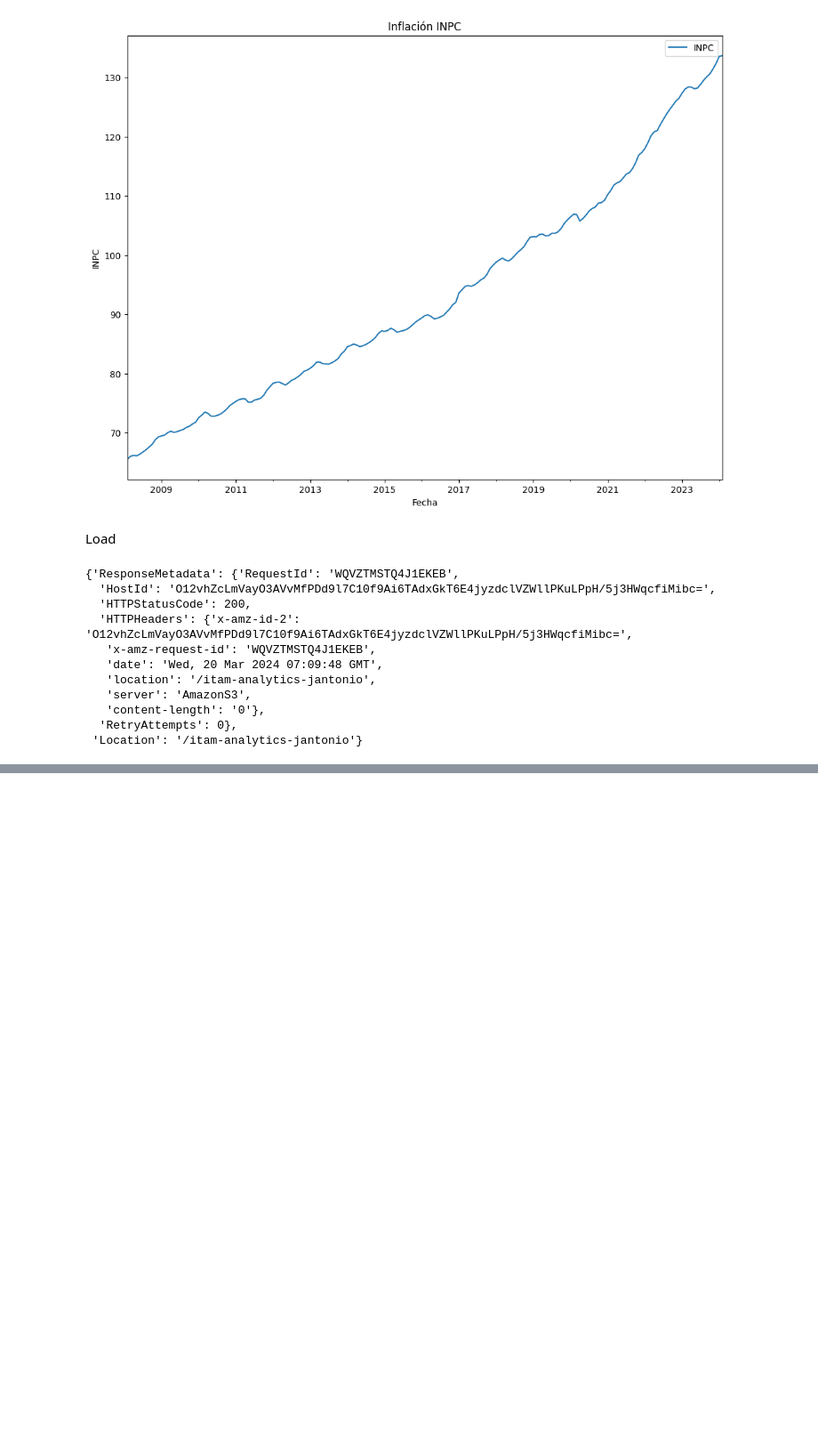
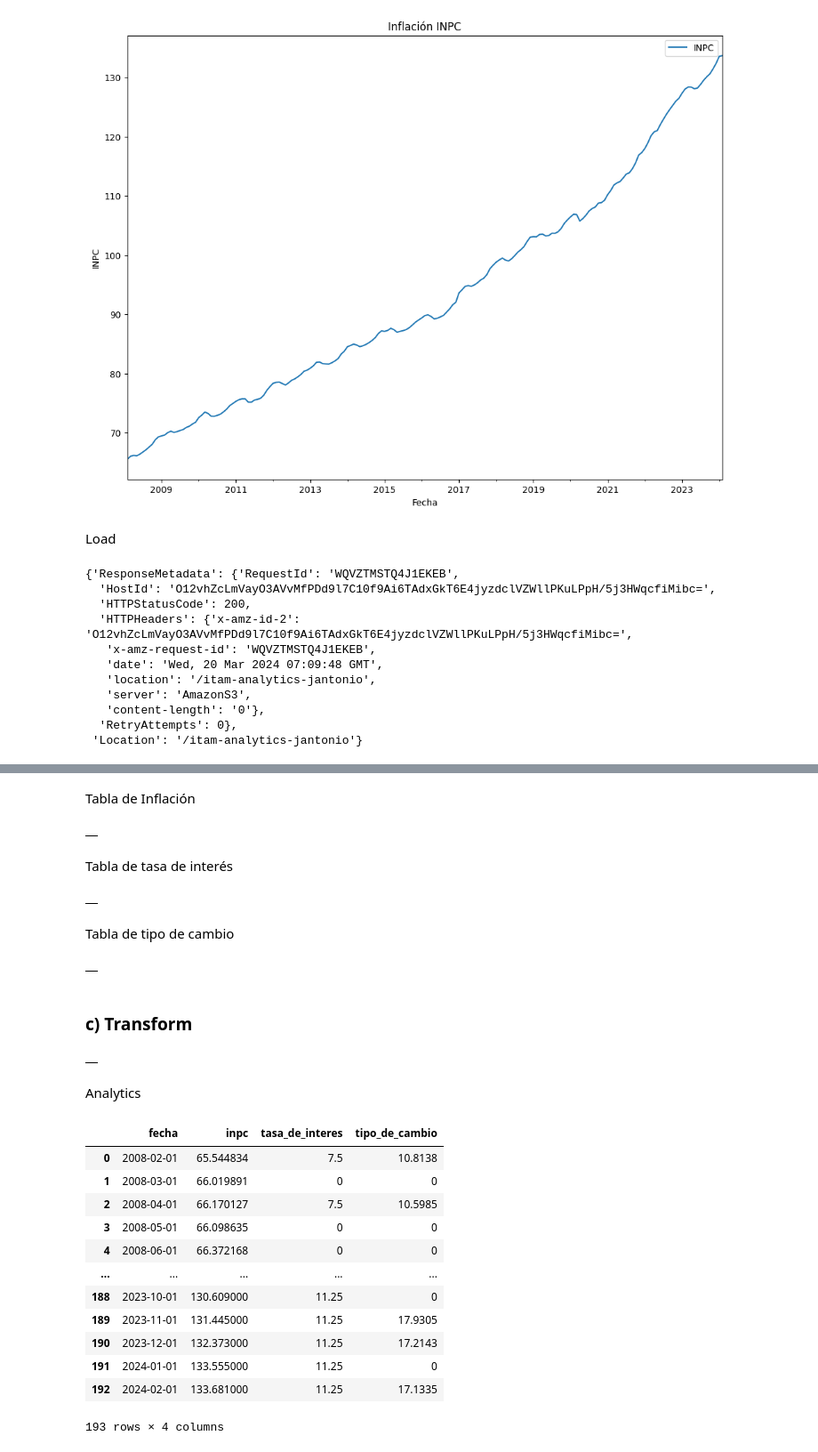
Before and after one commit to AntonioIQ/MX_Econo_Insights, a Jupyter notebook: notebooks/ETLs.ipynb, the cells around one changed output, grey strips where cells are left out. Shown at 89% size. Drawn from its saved outputs; the diff is of its cells as text; code cells hidden in the pictures; blank space fills up the shorter version.

```diff
--- a/notebooks/ETLs.ipynb
+++ b/notebooks/ETLs.ipynb
@@ -211,0 +257,2 @@ s3.upload_file(Filename="../data/processed/tipo_de_cambio.csv", Bucket=BUCKET_NA
+# %% [markdown]
+Tabla de Inflación
@@ -211,0 +271,11 @@ s3.upload_file(Filename="../data/processed/tipo_de_cambio.csv", Bucket=BUCKET_NA
+# %%
+wr.athena.read_sql_query(
+    query,
+    database="indicators",
+    ctas_approach=False,
+    boto3_session=session
+)
+# %% [output]
+|  |
+# %% [markdown]
+Tabla de tasa de interés
@@ -211,0 +294,11 @@ s3.upload_file(Filename="../data/processed/tipo_de_cambio.csv", Bucket=BUCKET_NA
+# %%
+wr.athena.read_sql_query(
+    query,
+    database="indicators",
+    ctas_approach=False,
+    boto3_session=session
+)
+# %% [output]
+|  |
+# %% [markdown]
+Tabla de tipo de cambio
@@ -211,0 +317,35 @@ s3.upload_file(Filename="../data/processed/tipo_de_cambio.csv", Bucket=BUCKET_NA
+# %%
+wr.athena.read_sql_query(
+    query,
+    database="indicators",
+    ctas_approach=False,
+    boto3_session=session
+)
+# %% [output]
+|  |
+# %% [markdown]
+### c) Transform
+# %%
+query = '''
+    CREATE TABLE IF NOT EXISTS indicators.combined_data AS (
+    SELECT
+        i.fecha AS fecha,
+        i.INPC AS INPC,
+        t.tasa_de_interes AS tasa_de_interes,
+        c.tipo_de_cambio AS tipo_de_cambio
+    FROM indicators.inflacion i
+    LEFT JOIN indicators.tasa_de_interes t ON i.fecha = t.fecha
+    LEFT JOIN indicators.tipo_de_cambio c ON i.fecha = c.fecha
+    )
+'''
+
+wr.athena.read_sql_query(
+    query,
+    database="indicators",
+    ctas_approach=False,
+    boto3_session=session
+)
+# %% [output]
+|  |
+# %% [markdown]
+Analytics
@@ -211,0 +361,16 @@ s3.upload_file(Filename="../data/processed/tipo_de_cambio.csv", Bucket=BUCKET_NA
+# %%
+tbl_econo_insights.fillna('0')
+# %% [output]
+|  | fecha | inpc | tasa_de_interes | tipo_de_cambio |
+| 0 | 2008-02-01 | 65.544834 | 7.5 | 10.8138 |
+| 1 | 2008-03-01 | 66.019891 | 0 | 0 |
+| 2 | 2008-04-01 | 66.170127 | 7.5 | 10.5985 |
+| 3 | 2008-05-01 | 66.098635 | 0 | 0 |
+| 4 | 2008-06-01 | 66.372168 | 0 | 0 |
+| ... | ... | ... | ... | ... |
+| 188 | 2023-10-01 | 130.609000 | 11.25 | 0 |
+| 189 | 2023-11-01 | 131.445000 | 11.25 | 17.9305 |
+| 190 | 2023-12-01 | 132.373000 | 11.25 | 17.2143 |
+| 191 | 2024-01-01 | 133.555000 | 11.25 | 0 |
+| 192 | 2024-02-01 | 133.681000 | 11.25 | 17.1335 |
+193 rows × 4 columns
```
Also changed, not shown: parts of 22 cells of this notebook, 2 other files.
